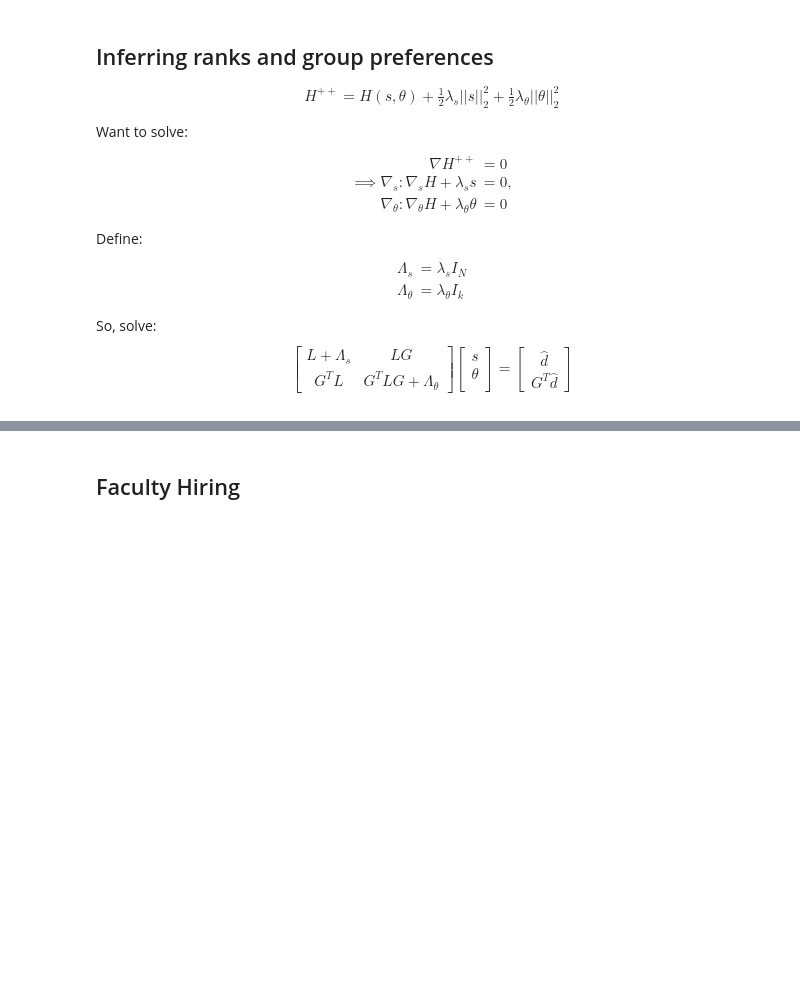
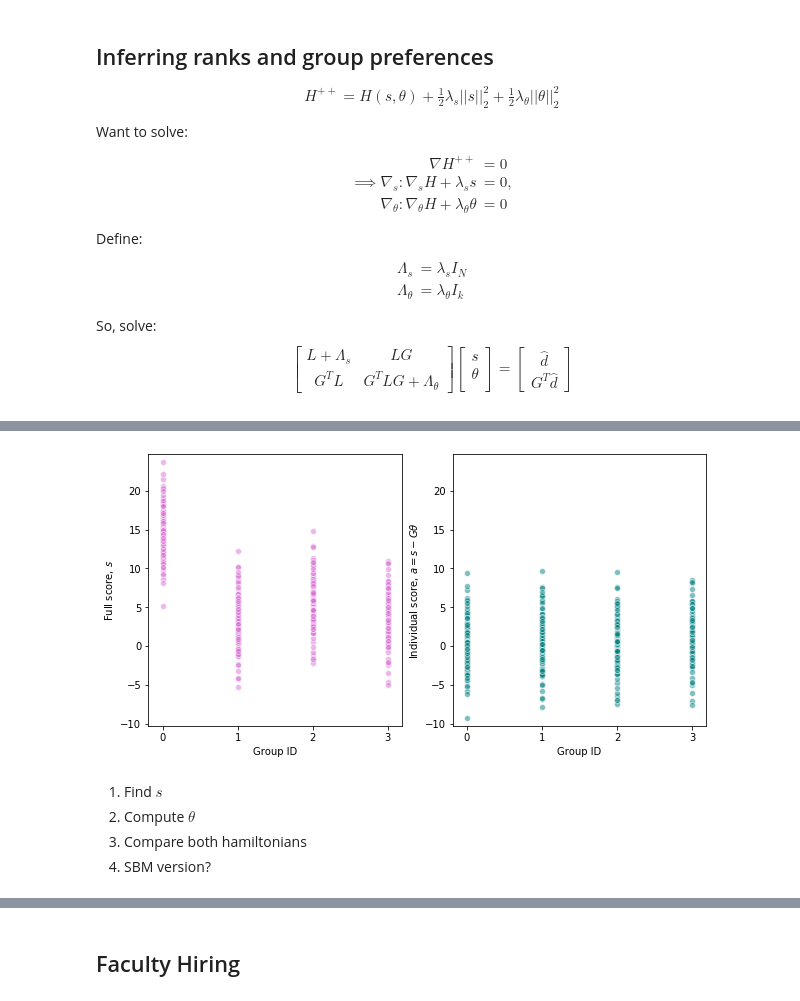
Before and after one commit to AparaV/SpringRankGroups, a Jupyter notebook: api/jupyter/groups.ipynb, the cells around one changed output, grey strips where cells are left out. Drawn from its saved outputs; the diff is of its cells as text; code cells hidden in the pictures; blank space fills up the shorter version.

Commit message:
Rewrite hamiltonian as regression

```diff
--- a/api/jupyter/groups.ipynb
+++ b/api/jupyter/groups.ipynb
@@ -107,17 +56,14 @@ $$
 N = 500
 num_groups = {
               "cat_01" : 4,
-#               "cat_02": 5
              }
 l0 = {
       "individual": 0.5,
       "cat_01": 2,
-#       "cat_02": 1
      }
 alpha = {
          "individual": 1,
          "cat_01": 1,
-#          "cat_02": 1
         }
 beta = 0.1
 p_ij = 1 / (1 + np.exp(-2*beta))
@@ -128,3 +74,6 @@ A, G, scores, ranks = sr.SpringRank_planted_network_groups(
                             allow_self_loops=False, return_ranks=True)
 
 A = np.array(nx.to_numpy_matrix(A))
+G = G["cat_01"]
+
+group_keys = G.nonzero()[1]
@@ -223,0 +80,22 @@ plt.show()
+# %%
+fig, ax = plt.subplots(1, 2, figsize=(10, 5))
+
+for i in range(2):
+    ax[i].set_xticks(np.sort(np.unique(group_keys)))
+    ax[i].set_xlabel("Group ID")
+    ax[i].set_ylim(np.min(scores["individual"])-1, np.max(ranks)+1)
+
+ax[0].scatter(group_keys, ranks, color="orchid", edgecolor="white", alpha=0.5)
+ax[0].set_ylabel(r"Full score, $s$")
+
+ax[1].scatter(group_keys, scores["individual"], color="teal", edgecolor="white", alpha=0.5)
+ax[1].set_ylabel(r"Individual score, $a = s - G\theta$")
+
+plt.show()
+# %% [output]
+[figure, added]
+# %% [markdown]
+1. Find $s$
+2. Compute $\theta$
+3. Compare both hamiltonians
+4. SBM version?
```
Also changed, not shown: parts of 16 cells of this notebook, 2 other files.
